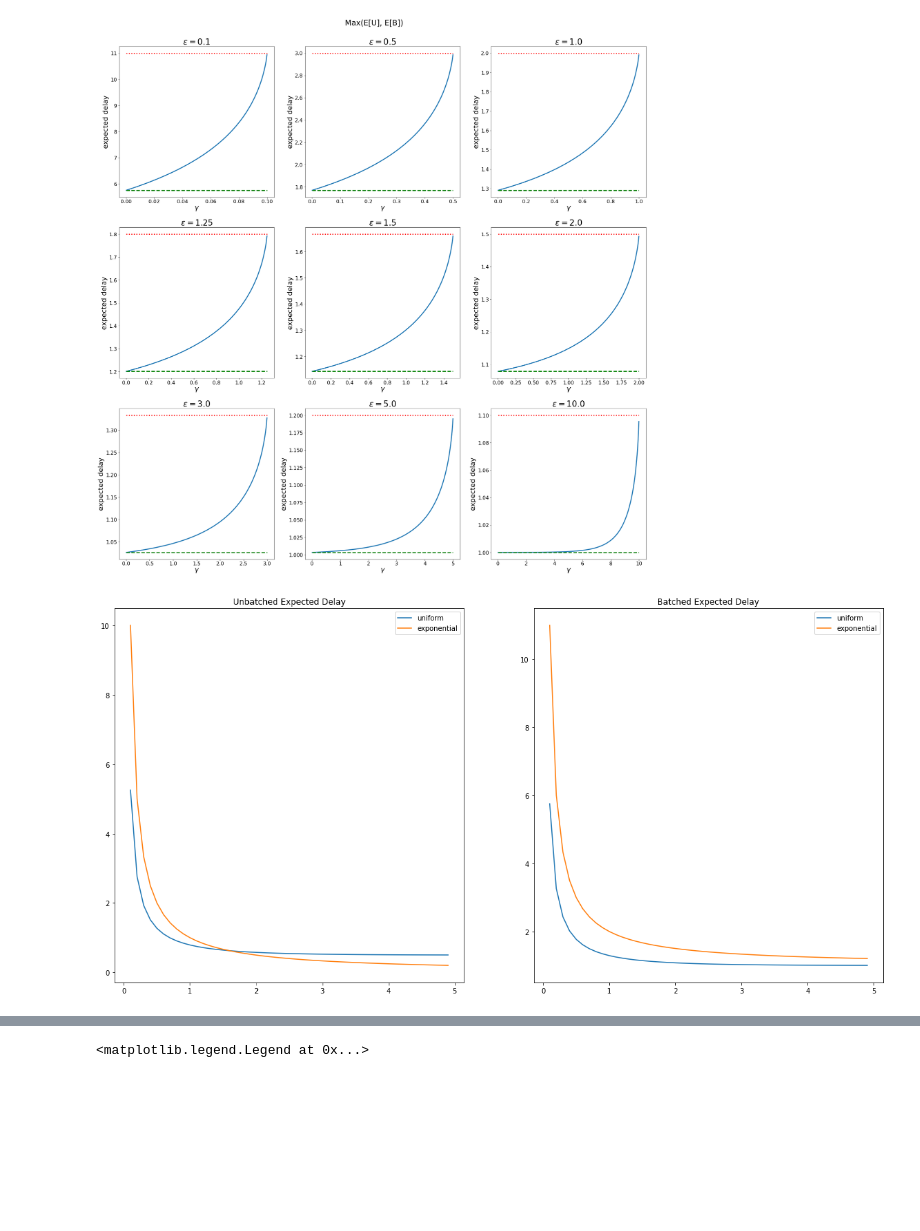
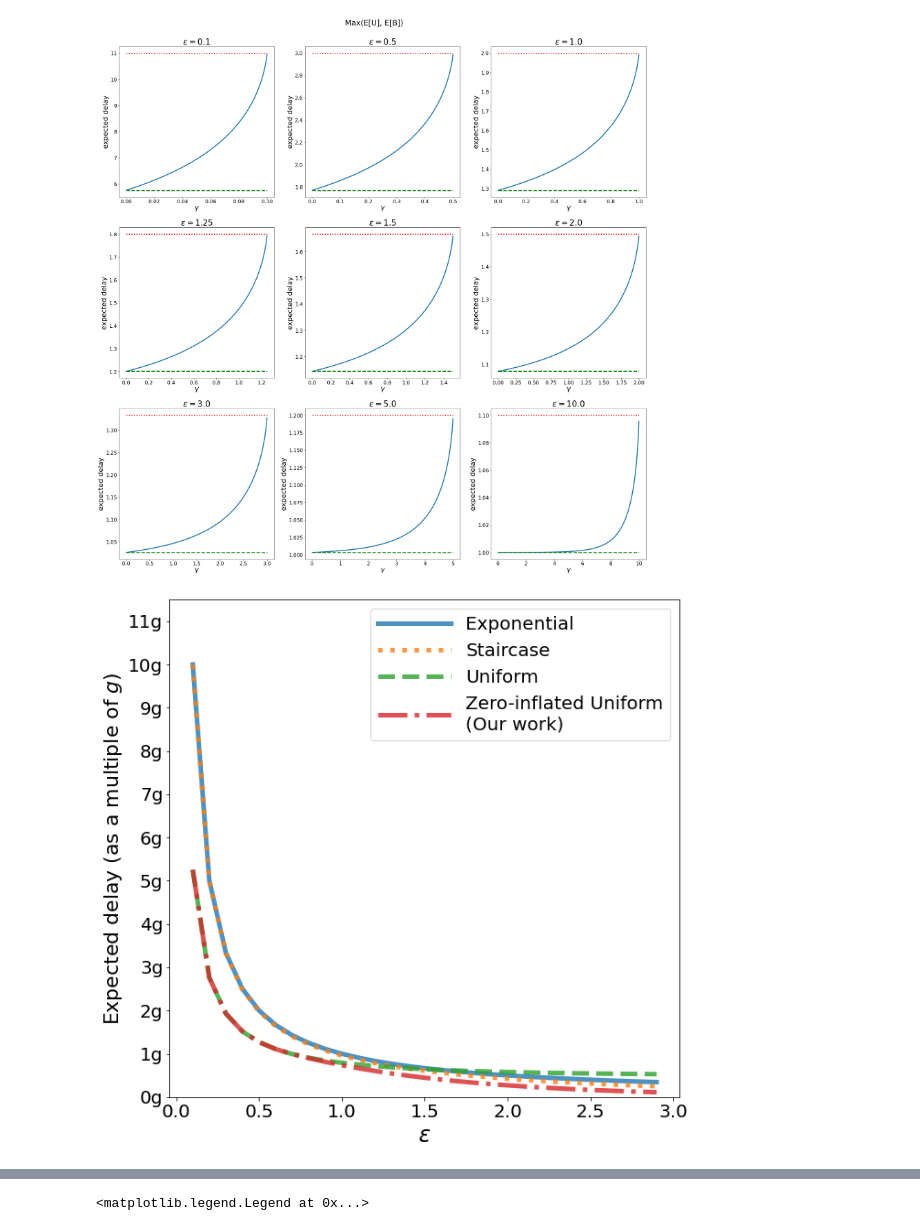
Before and after one commit to akgoldberg/batching-privacy, a Jupyter notebook: priv_plots.ipynb, the cells around one changed output, grey strips where cells are left out. Drawn from its saved outputs; the diff is of its cells as text; code cells hidden in the pictures; blank space fills up the shorter version.

```diff
--- a/priv_plots.ipynb
+++ b/priv_plots.ipynb
@@ -263,26 +275,37 @@ fig.suptitle('Max(E[U], E[B])', fontsize=24, y=0.92)
 plt.show()
 # %% [output]
 [figure]
-# %%
-g = 1.
-eps = np.arange(0.1, 5, 0.1)
-
-fig, axes = plt.subplots(1, 2, figsize=(20,10))
-
-ax0 = axes[0]
-ax1 = axes[1]
-
-ax0.plot(eps, [expectation_unif(e, batched=False) for e in eps], label = 'uniform')
-ax0.plot(eps, [expectation_exp(e, batched=False) for e in eps], label = 'exponential')
-ax0.set_title('Unbatched Expected Delay')
-
-ax1.plot(eps, [expectation_unif(e, batched=True) for e in eps], label = 'uniform')
-ax1.plot(eps, [expectation_exp(e, batched=True) for e in eps], label = 'exponential')
-ax1.set_title('Batched Expected Delay')
-
-ax0.legend()
-ax1.legend()
-
-plt.show()
-# %% [output]
-[figure, removed]
+# %%
+g = 1.
+eps = np.arange(0.1, 3, 0.1)
+# %%
+def get_opt_p(eps, batched=False):
+    if batched:
+        return 1
+    else:
+        return min(2*np.exp(-eps), 1)
+# %%
+## UNBATCHED
+fig, axes = plt.subplots(1, 1, figsize=(10,10))
+e_lap = [expectation_exp(e, batched=False) for e in eps]
+plt.plot(eps, e_lap, label = 'Exponential', lw=5, ls='-', alpha=0.8)
+plt.plot(eps, [expectation_staircase(e, batched=False) for e in eps],
+         label = 'Staircase', lw=5, ls='dotted', alpha=0.8)
+plt.plot(eps, [expectation_unif(e, False, p=get_opt_p(e, True)) for e in eps],
+         label = 'Uniform', lw=5, ls='--', alpha=0.8)
+plt.plot(eps, [expectation_unif(e, False, p=get_opt_p(e, False)) for e in eps],
+         label = 'Zero-inflated Uniform\n(Our work)', lw=5, ls='-.', alpha=0.8)
+
+
+
+plt.legend(fontsize=20, handlelength=4)
+
+plt.ylabel(r'Expected delay (as a multiple of $g$)', fontsize=22)
+ys = np.arange(0, max(e_lap)+2, 1)
+plt.ylim(0, max(ys)+0.5)
+plt.yticks(ys, labels=[f'{int(t)}g' for t in ys], fontsize=20)
+plt.xlabel(r'$\epsilon$', fontsize=24)
+plt.xticks(np.arange(0, max(eps)+0.5, 0.5), fontsize=20)
+plt.show()
+# %% [output]
+[figure, added]
```
Also changed, not shown: parts of 18 cells of this notebook, 6 other files.
